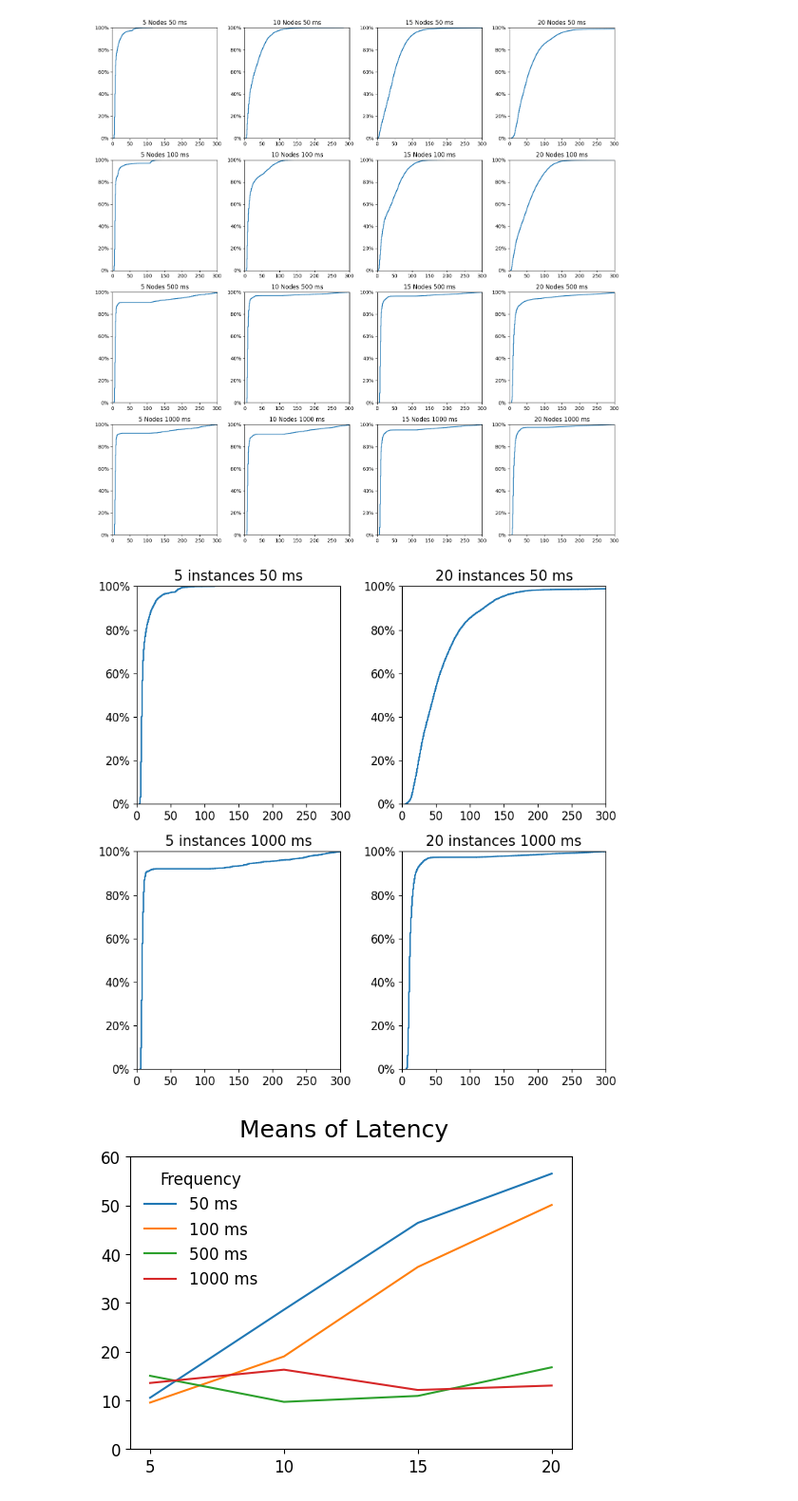
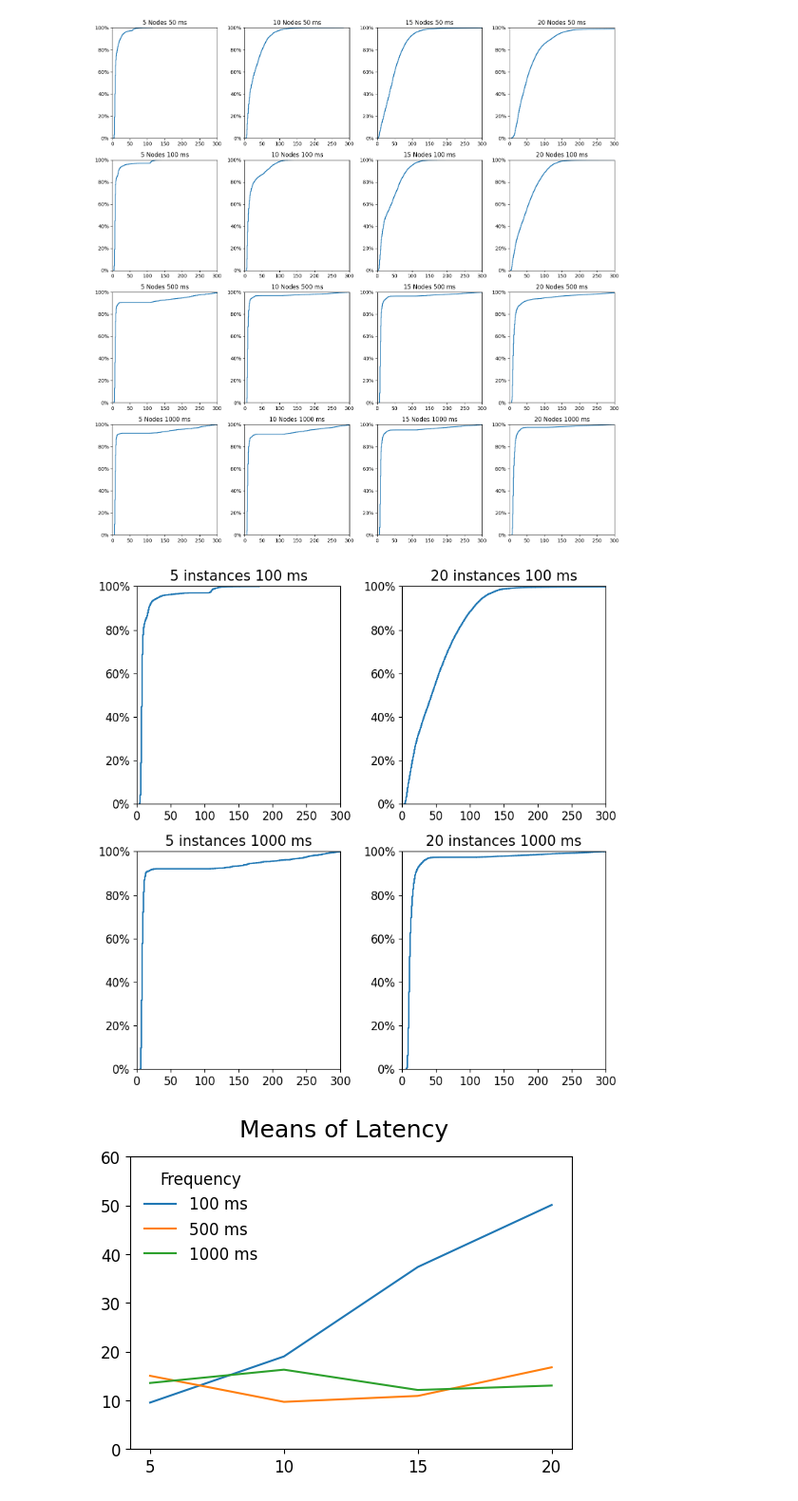
Before and after one commit to zjkmxy/workspace-perf-data, a Jupyter notebook: local.ipynb, the cells around one changed output. Shown at 95% size. Cells and saved outputs as stored; diff of their text form; code cells hidden in the pictures.

```diff
--- a/local.ipynb
+++ b/local.ipynb
@@ -56,13 +56,13 @@ for i in range(2):
     ax = axs[i, j]
     ax.set_ylim(0, 1)
     ax.set_xlim(0, 300)
-    ax.ecdf(int_arrs[[0, 3][i]][[0, 3][j]])
+    ax.ecdf(int_arrs[[1, 3][i]][[0, 3][j]])
     ax.yaxis.set_major_formatter(PercentFormatter(xmax=1))
-    ax.set_title(f'{node_cnts[[0, 3][j]]} instances {freqs[[0, 3][i]]} ms', fontsize=15)
+    ax.set_title(f'{node_cnts[[0, 3][j]]} instances {freqs[[1, 3][i]]} ms', fontsize=15)
 
 fig.savefig('figures/local/dist.pdf', format='pdf', bbox_inches='tight')
 # %% [output]
-[figure, old version]
+[figure, new version]
 # %%
 def kick_outliners(data):
   mu = np.mean(data)
@@ -74,19 +74,19 @@ filtered_data = [[kick_outliners(y) for y in x] for x in int_arrs]
 # %%
 
 means = [[np.mean(y) for y in x] for x in filtered_data]
 # np.array(means)
 
 fig, ax = plt.subplots(1, figsize=(6, 4))
 fig.suptitle('Means of Latency', fontsize=18)
-for i, m in enumerate(means):
-  ax.plot(node_cnts, m, label=f'{freqs[i]} ms')
+for i in range(1, 4):
+  ax.plot(node_cnts, means[i], label=f'{freqs[i]} ms')
 
 # Add a legend, and position it on the lower right (with no box)
 plt.legend(loc="upper left", title="Frequency", frameon=False)
 ax.set_ylim([0, 60])
 ax.set_xticks([5, 10, 15, 20])
 plt.show()
 
 fig.savefig('figures/local/means.pdf', format='pdf', bbox_inches='tight')
 # %% [output]
-[figure, old version]
+[figure, new version]
```
Also changed, not shown: parts of 1 cell of this notebook, 18 other files.
